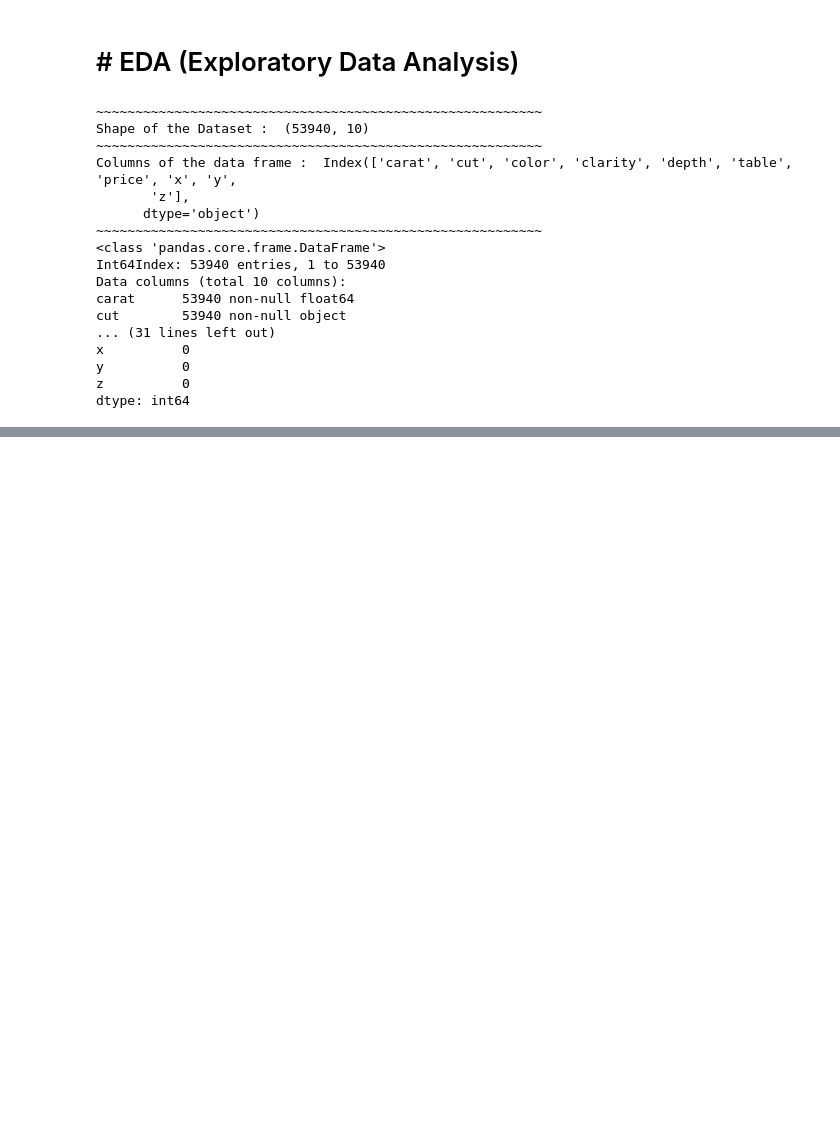
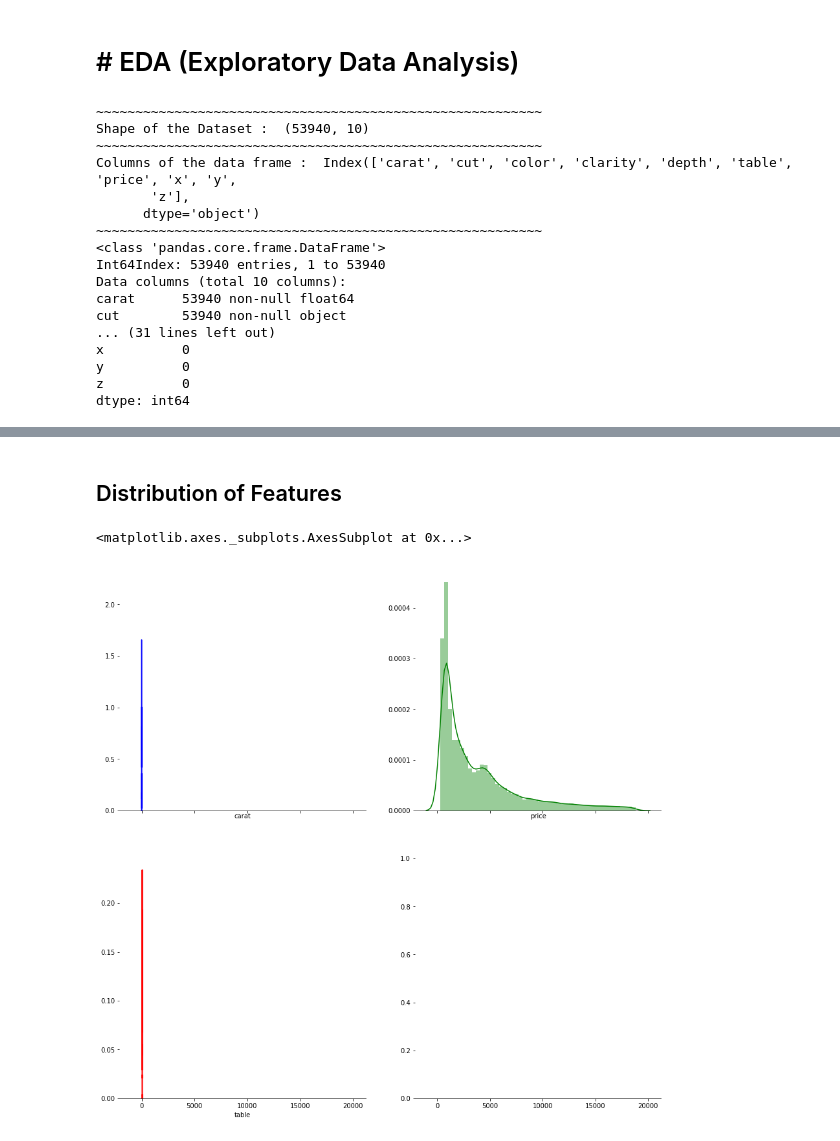
Before and after one commit to SudhakarAnemu/AI-DS-ML-DL-, a Jupyter notebook: ML/PracticeDiamond.ipynb, the cells around one changed output, grey strips where cells are left out. Drawn from its saved outputs; the diff is of its cells as text; code cells hidden in the pictures; blank space fills up the shorter version.

```diff
--- a/ML/PracticeDiamond.ipynb
+++ b/ML/PracticeDiamond.ipynb
@@ -63,0 +75,6 @@ dtype: int64
+# %%
+print("Dataframe Before Droping features : ", ds.columns)
+ds.drop('x', axis=1, inplace=True)
+ds.drop('y', axis=1, inplace=True)
+ds.drop('z', axis=1, inplace=True)
+print("Dataframe After Droping features : ", ds.columns)
@@ -63,0 +114,16 @@ dtype: int64
+# %% [markdown]
+## Distribution of Features
+# %%
+f, axes = plt.subplots(2, 2, figsize=(15, 15), sharex=True)                                      # Set up the matplotlib figure
+sns.despine(left=True)
+
+sns.distplot(ds.carat, color="b", ax=axes[0, 0])
+
+sns.distplot(ds.price, color="g", ax=axes[0, 1])
+
+sns.distplot(ds.table, color="r", ax=axes[1, 0])
+
+#sns.distplot(data.newspaper, color="m", ax=axes[1, 1])
+# %% [output]
+<matplotlib.axes._subplots.AxesSubplot at 0x...>
+[figure, added]
```
Also changed, not shown: parts of 5 cells of this notebook.
